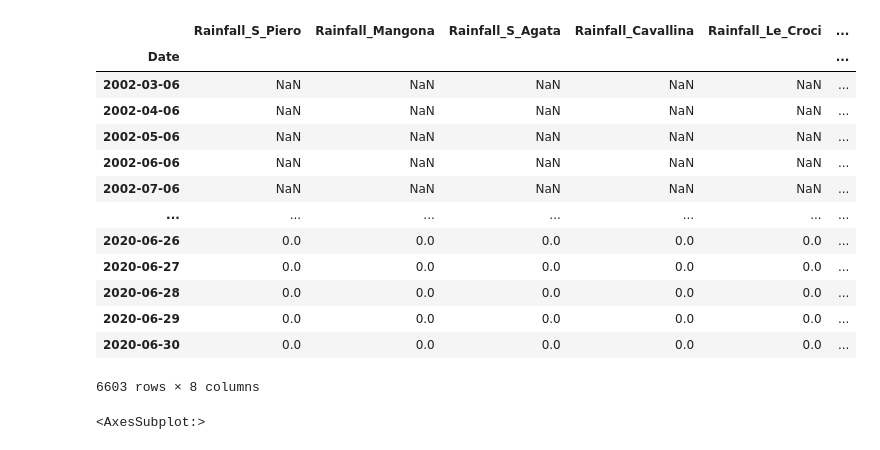
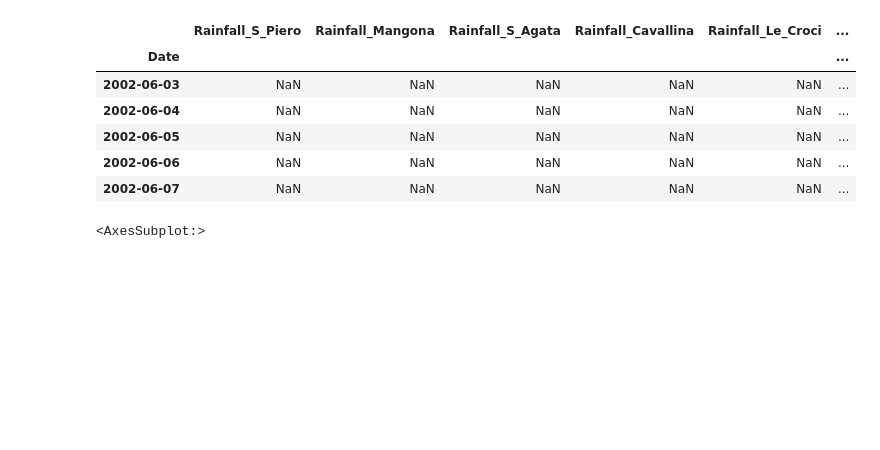
Before and after one commit to KlemenKozelj/master_thesis, a Jupyter notebook: 02_Lake_Bilancino.ipynb, the cells around one changed output. Drawn from its saved outputs; the diff is of its cells as text; code cells hidden in the pictures; blank space fills up the shorter version.

```diff
--- a/02_Lake_Bilancino.ipynb
+++ b/02_Lake_Bilancino.ipynb
@@ -10,22 +11,18 @@ from statsmodels.tsa.stattools import adfuller
 # %%
 df = pd.read_csv('./data/00_original/Lake_Bilancino.csv', sep=',', header=0, index_col=0)
-df.index = pd.to_datetime(df.index)
-df
+
+df.index = pd.to_datetime(df.index, format = '%d/%m/%Y')
+
+# df.index = pd.to_datetime(df.index)
+df.head(5)
 # %% [output]
 |  | Rainfall_S_Piero | Rainfall_Mangona | Rainfall_S_Agata | Rainfall_Cavallina | Rainfall_Le_Croci | ... |
 | Date |  |  |  |  |  | ... |
-| 2002-03-06 | NaN | NaN | NaN | NaN | NaN | ... |
-| 2002-04-06 | NaN | NaN | NaN | NaN | NaN | ... |
-| 2002-05-06 | NaN | NaN | NaN | NaN | NaN | ... |
+| 2002-06-03 | NaN | NaN | NaN | NaN | NaN | ... |
+| 2002-06-04 | NaN | NaN | NaN | NaN | NaN | ... |
+| 2002-06-05 | NaN | NaN | NaN | NaN | NaN | ... |
 | 2002-06-06 | NaN | NaN | NaN | NaN | NaN | ... |
-| 2002-07-06 | NaN | NaN | NaN | NaN | NaN | ... |
-| ... | ... | ... | ... | ... | ... | ... |
-| 2020-06-26 | 0.0 | 0.0 | 0.0 | 0.0 | 0.0 | ... |
-| 2020-06-27 | 0.0 | 0.0 | 0.0 | 0.0 | 0.0 | ... |
-| 2020-06-28 | 0.0 | 0.0 | 0.0 | 0.0 | 0.0 | ... |
-| 2020-06-29 | 0.0 | 0.0 | 0.0 | 0.0 | 0.0 | ... |
-| 2020-06-30 | 0.0 | 0.0 | 0.0 | 0.0 | 0.0 | ... |
+| 2002-06-07 | NaN | NaN | NaN | NaN | NaN | ... |
-6603 rows × 8 columns
 # %%
 msno.matrix(df)
 # %% [output]
```
Also changed, not shown: parts of 6 cells of this notebook.
